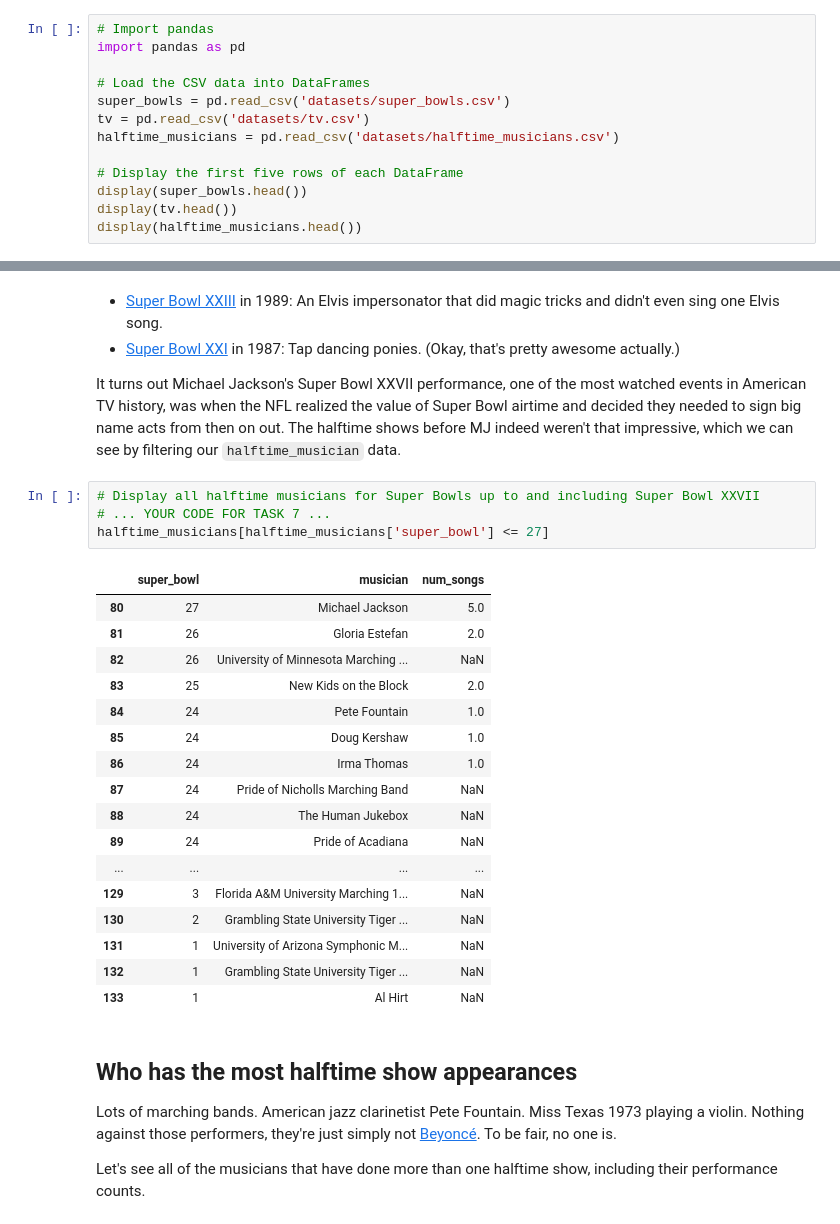
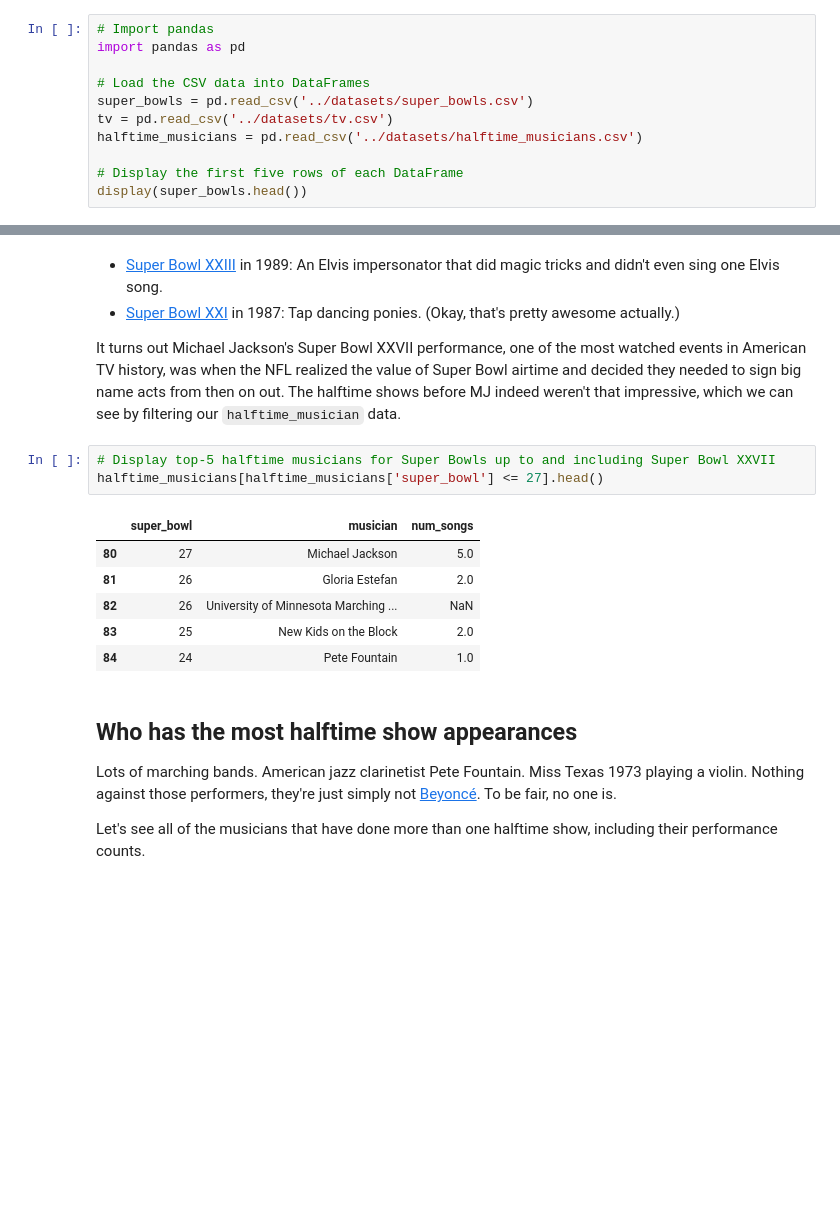
Before and after one commit to Jatvyag/jatvyag.github.io, a Jupyter notebook: jupyter/notebooks/en/analyse_tv.ipynb, the cells around one changed output, grey strips where cells are left out. Drawn from its saved outputs; the diff is of its cells as text; blank space fills up the shorter version.

```diff
--- a/jupyter/notebooks/en/analyse_tv.ipynb
+++ b/jupyter/notebooks/en/analyse_tv.ipynb
@@ -13,14 +13,12 @@
 import pandas as pd
 
 # Load the CSV data into DataFrames
-super_bowls = pd.read_csv('datasets/super_bowls.csv')
-tv = pd.read_csv('datasets/tv.csv')
-halftime_musicians = pd.read_csv('datasets/halftime_musicians.csv')
+super_bowls = pd.read_csv('../datasets/super_bowls.csv')
+tv = pd.read_csv('../datasets/tv.csv')
+halftime_musicians = pd.read_csv('../datasets/halftime_musicians.csv')
 
 # Display the first five rows of each DataFrame
 display(super_bowls.head())
-display(tv.head())
-display(halftime_musicians.head())
 # %% [output]
 |  | date | super_bowl | venue | city | state | attendance | team_winner | winning_pts | qb_winner_1 | ... |
 | 0 | 2018-02-04 | 52 | U.S. Bank Stadium | Minneapolis | Minnesota | 67612 | Philadelphia Eagles | 41 | Nick Foles | ... |
@@ -185,27 +192,15 @@ plt.tight_layout()
 </ul>
 <p>It turns out Michael Jackson's Super Bowl XXVII performance, one of the most watched events in American TV history, was when the NFL realized the value of Super Bowl airtime and decided they needed to sign big name acts from then on out. The halftime shows before MJ indeed weren't that impressive, which we can see by filtering our <code>halftime_musician</code> data.</p>
 # %%
-# Display all halftime musicians for Super Bowls up to and including Super Bowl XXVII
-# ... YOUR CODE FOR TASK 7 ...
-halftime_musicians[halftime_musicians['super_bowl'] <= 27]
+# Display top-5 halftime musicians for Super Bowls up to and including Super Bowl XXVII
+halftime_musicians[halftime_musicians['super_bowl'] <= 27].head()
 # %% [output]
 |  | super_bowl | musician | num_songs |
 | 80 | 27 | Michael Jackson | 5.0 |
 | 81 | 26 | Gloria Estefan | 2.0 |
 | 82 | 26 | University of Minnesota Marching ... | NaN |
 | 83 | 25 | New Kids on the Block | 2.0 |
 | 84 | 24 | Pete Fountain | 1.0 |
-| 85 | 24 | Doug Kershaw | 1.0 |
-| 86 | 24 | Irma Thomas | 1.0 |
-| 87 | 24 | Pride of Nicholls Marching Band | NaN |
-| 88 | 24 | The Human Jukebox | NaN |
-| 89 | 24 | Pride of Acadiana | NaN |
-| ... | ... | ... | ... |
-| 129 | 3 | Florida A&M University Marching 1... | NaN |
-| 130 | 2 | Grambling State University Tiger ... | NaN |
-| 131 | 1 | University of Arizona Symphonic M... | NaN |
-| 132 | 1 | Grambling State University Tiger ... | NaN |
-| 133 | 1 | Al Hirt | NaN |
 # %% [markdown]
 ## Who has the most halftime show appearances
 <p>Lots of marching bands. American jazz clarinetist Pete Fountain. Miss Texas 1973 playing a violin. Nothing against those performers, they're just simply not <a href="https://www.youtube.com/watch?v=suIg9kTGBVI">Beyoncé</a>. To be fair, no one is.</p>
```
Also changed, not shown: parts of 15 cells of this notebook, 11 other files.
